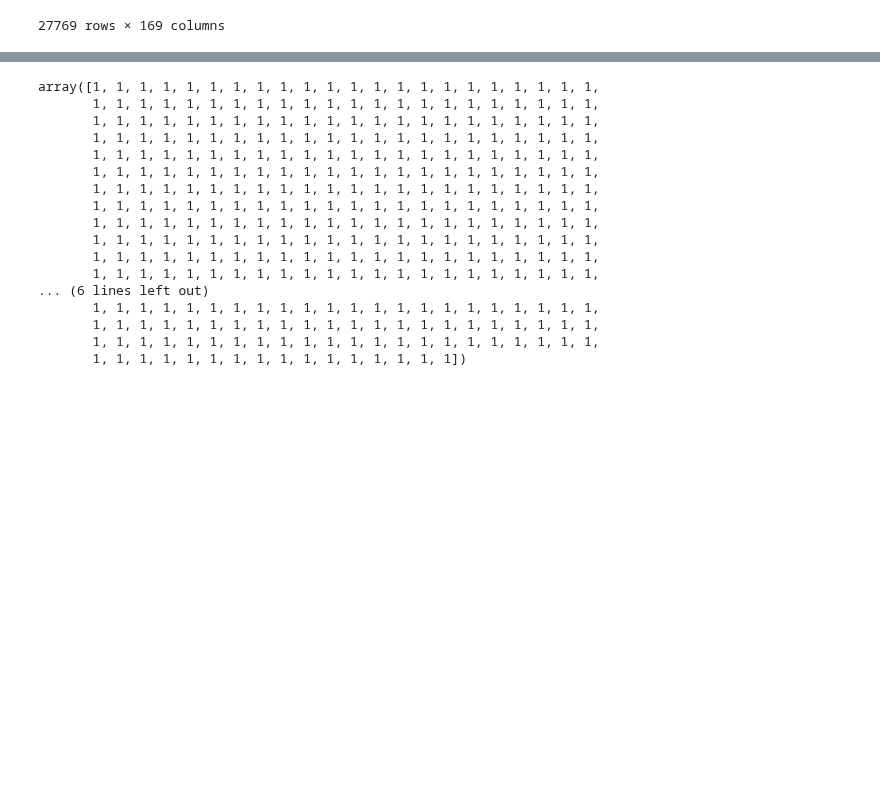
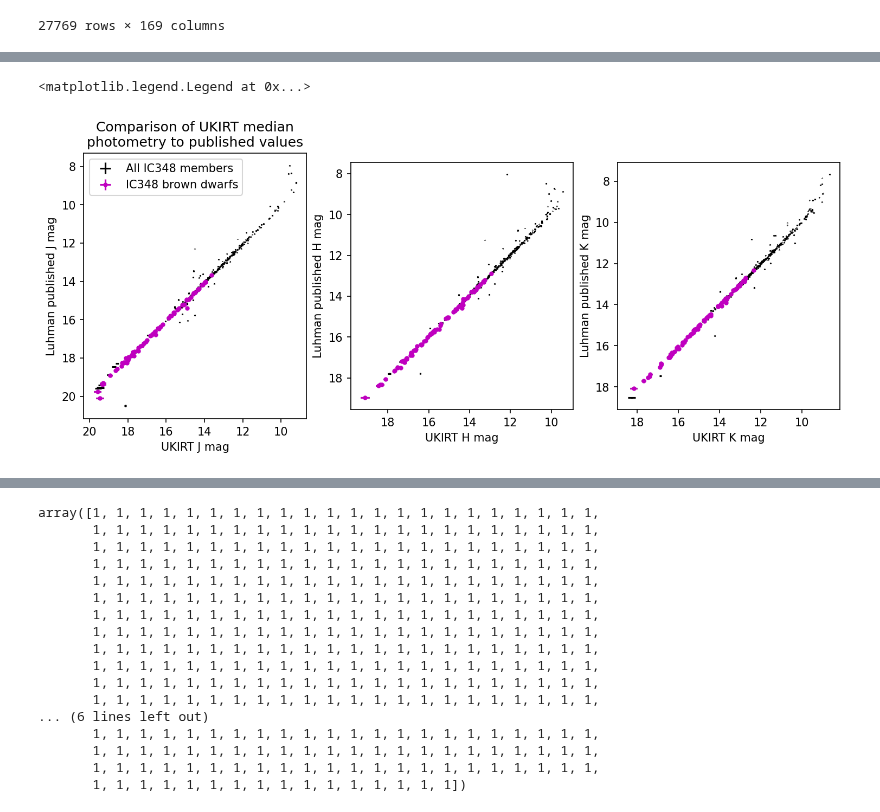
Before and after one commit to tomr-stargazer/Variability_Project_2020, a Jupyter notebook: wuvars/analysis/prototypes/Prototyping bd_matching_ic348.ipynb, the cells around one changed output, grey strips where cells are left out. Drawn from its saved outputs; the diff is of its cells as text; code cells hidden in the pictures; blank space fills up the shorter version.

```diff
--- a/wuvars/analysis/prototypes/Prototyping bd_matching_ic348.ipynb
+++ b/wuvars/analysis/prototypes/Prototyping bd_matching_ic348.ipynb
@@ -78,0 +120,80 @@ for i, item in enumerate(a):
+# %%
+fig, axes = plt.subplots(ncols=3, figsize=(12,6), dpi=150)
+
+plt.subplot(133)
+plt.errorbar(
+    matches['KAPERMAG3'],
+    matched['Ksmag'],
+    xerr=matches['KAPERMAG3ERR'],
+    yerr=matched['e_Ksmag'],
+    fmt='k,',
+    label='All IC348 members')
+
+plt.errorbar(
+    bd_matches['KAPERMAG3'],
+    bd_matched['Ksmag'],
+    xerr=bd_matches['KAPERMAG3ERR'],
+    yerr=bd_matched['e_Ksmag'],
+    fmt='m.',
+    label='IC348 brown dwarfs')
+
+plt.xlabel("UKIRT K mag")
+plt.ylabel("Luhman published K mag")
+plt.gca().invert_xaxis()
+plt.gca().invert_yaxis()
+plt.gca().set_aspect('equal')
+# plt.title("Comparison of UKIRT median\nphotometry to published values")
+# plt.legend()
+
+plt.subplot(132)
+plt.errorbar(
+    matches['HAPERMAG3'],
+    matched['Hmag'],
+    xerr=matches['HAPERMAG3ERR'],
+    yerr=matched['e_Hmag'],
+    fmt='k,',
+    label='All IC348 members')
+
+plt.errorbar(
+    bd_matches['HAPERMAG3'],
+    bd_matched['Hmag'],
+    xerr=bd_matches['HAPERMAG3ERR'],
+    yerr=bd_matched['e_Hmag'],
+    fmt='m.',
+    label='IC348 brown dwarfs')
+
+plt.xlabel("UKIRT H mag")
+plt.ylabel("Luhman published H mag")
+plt.gca().invert_xaxis()
+plt.gca().invert_yaxis()
+plt.gca().set_aspect('equal')
+# plt.title("Comparison of UKIRT median photometry to published values")
+# plt.legend()
+
+plt.subplot(131)
+plt.errorbar(
+    matches['JAPERMAG3'],
+    matched['Jmag'],
+    xerr=matches['JAPERMAG3ERR'],
+    yerr=matched['e_Jmag'],
+    fmt='k,',
+    label='All IC348 members')
+
+plt.errorbar(
+    bd_matches['JAPERMAG3'],
+    bd_matched['Jmag'],
+    xerr=bd_matches['JAPERMAG3ERR'],
+    yerr=bd_matched['e_Jmag'],
+    fmt='m.',
+    label='IC348 brown dwarfs')
+
+plt.xlabel("UKIRT J mag")
+plt.ylabel("Luhman published J mag")
+plt.gca().invert_xaxis()
+plt.gca().invert_yaxis()
+plt.gca().set_aspect('equal')
+plt.title("Comparison of UKIRT median\nphotometry to published values")
+plt.legend()
+# %% [output]
+<matplotlib.legend.Legend at 0x...>
+[figure, added]
```
Also changed, not shown: parts of 11 cells of this notebook.
